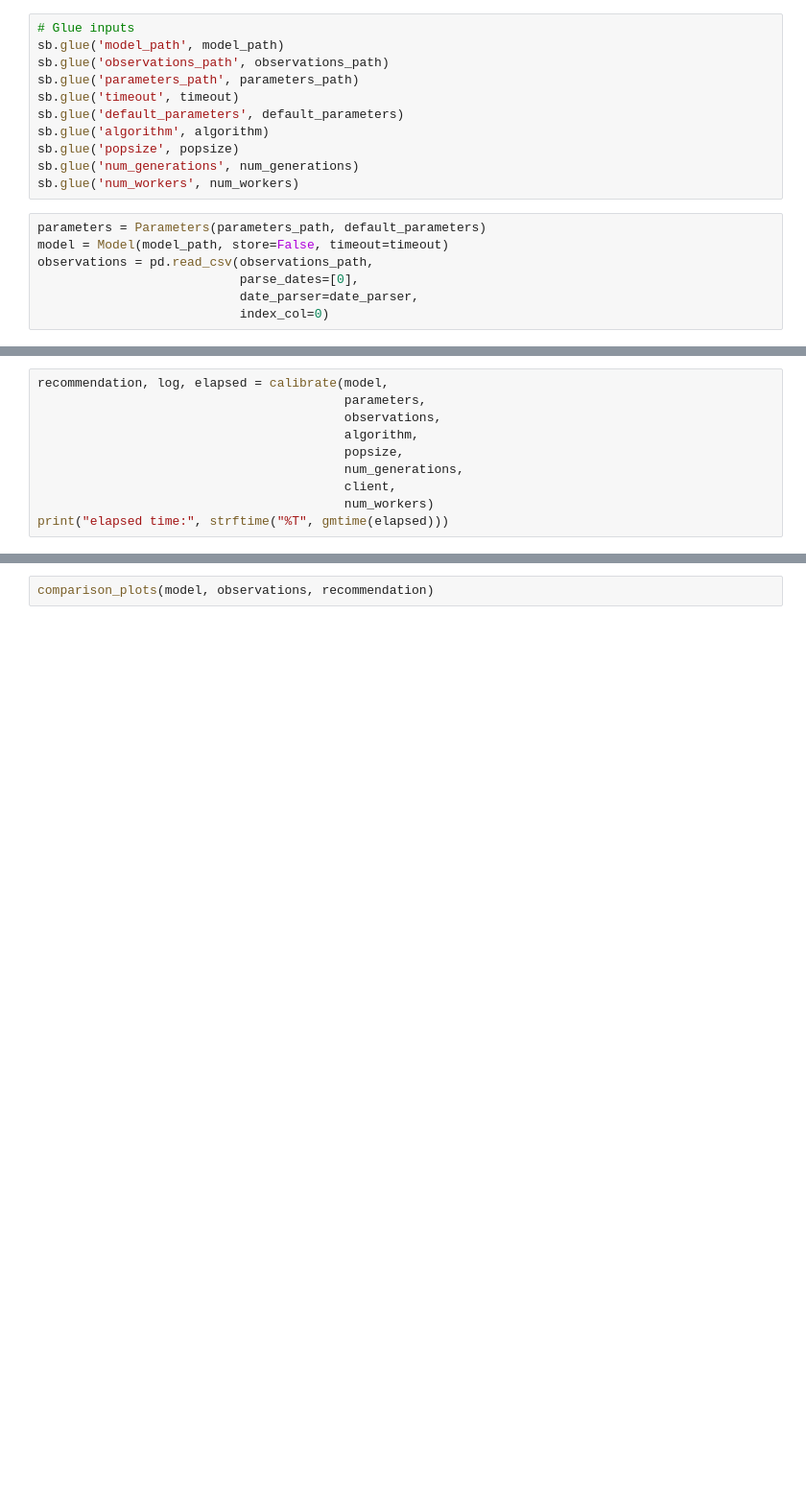
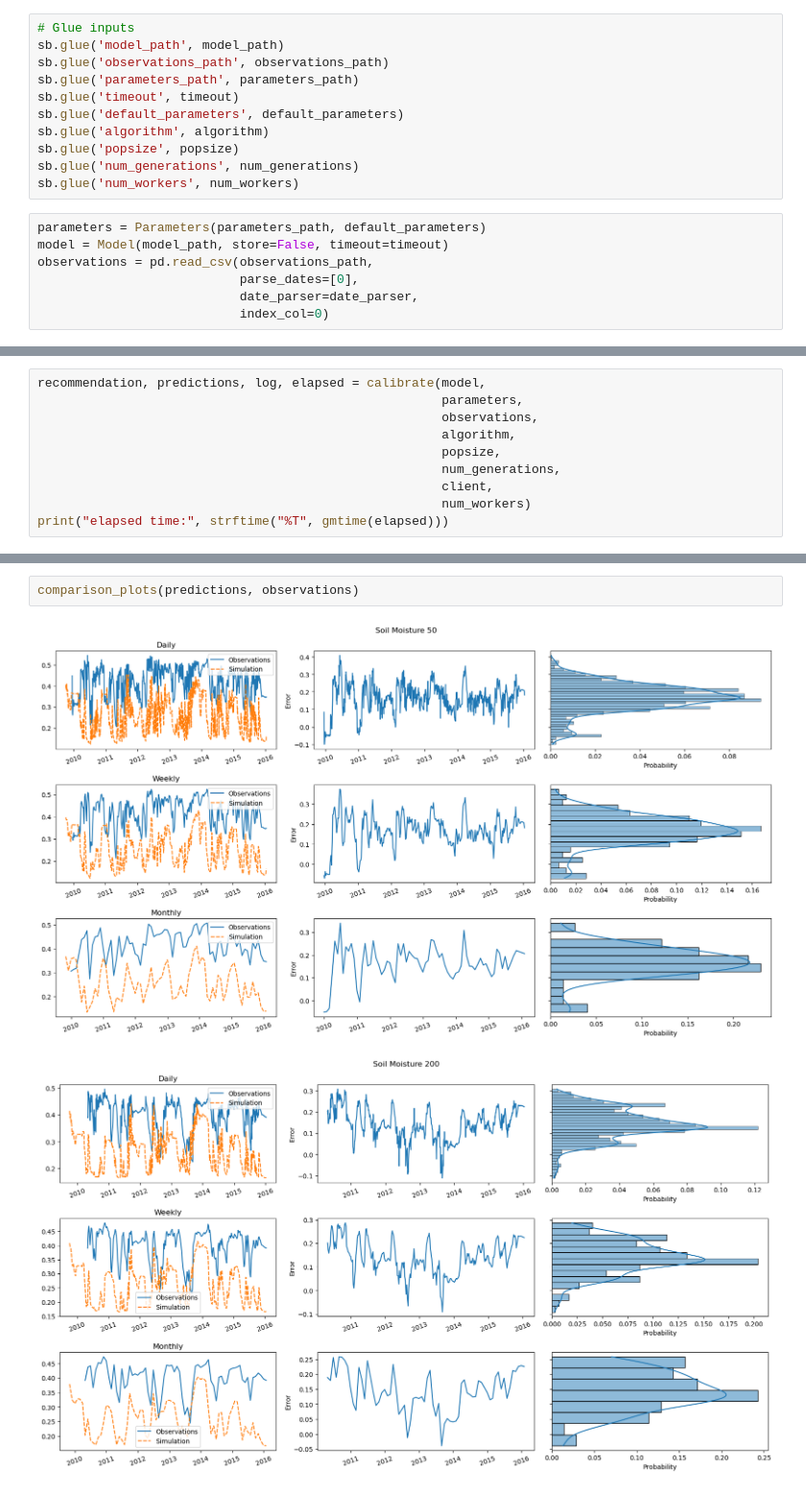
Before and after one commit to stefanocampanella/MHPC-project, a Jupyter notebook: notebooks/calibration.ipynb, the cells around one changed output, grey strips where cells are left out. Shown at 96% size. Saved outputs shown, nothing was run; the diff lists cells and outputs as text; blank space fills up the shorter version.

```diff
--- a/notebooks/calibration.ipynb
+++ b/notebooks/calibration.ipynb
@@ -49,10 +55,10 @@ comparison_plots(model, observations, parameters.instrumentation)
 # %%
-recommendation, log, elapsed = calibrate(model,
-                                         parameters,
-                                         observations,
-                                         algorithm,
-                                         popsize,
-                                         num_generations,
-                                         client,
-                                         num_workers)
+recommendation, predictions, log, elapsed = calibrate(model,
+                                                      parameters,
+                                                      observations,
+                                                      algorithm,
+                                                      popsize,
+                                                      num_generations,
+                                                      client,
+                                                      num_workers)
 print("elapsed time:", strftime("%T", gmtime(elapsed)))
@@ -61,3 +72,6 @@ convergence_plot([(x.generation, l) for x, l, _ in log if np.isfinite(l)])
 # %%
-comparison_plots(model, observations, recommendation)
+comparison_plots(predictions, observations)
+# %% [output]
+[figure, added]
+[figure, added]
 # %%
```
Also changed, not shown: parts of 9 cells of this notebook, 5 other files.
